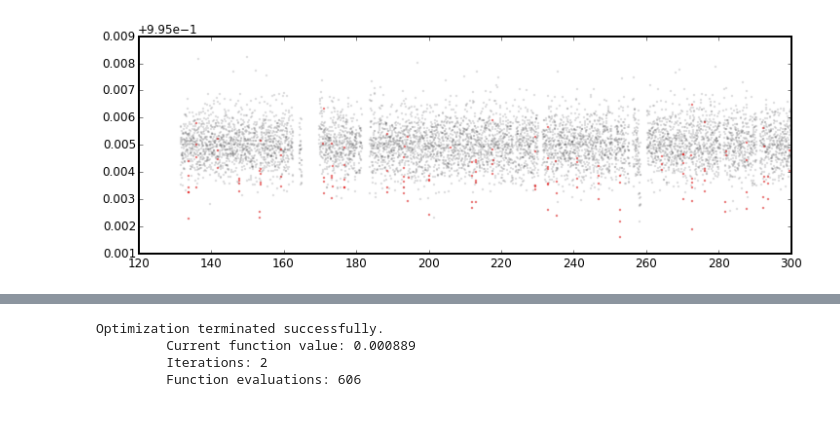
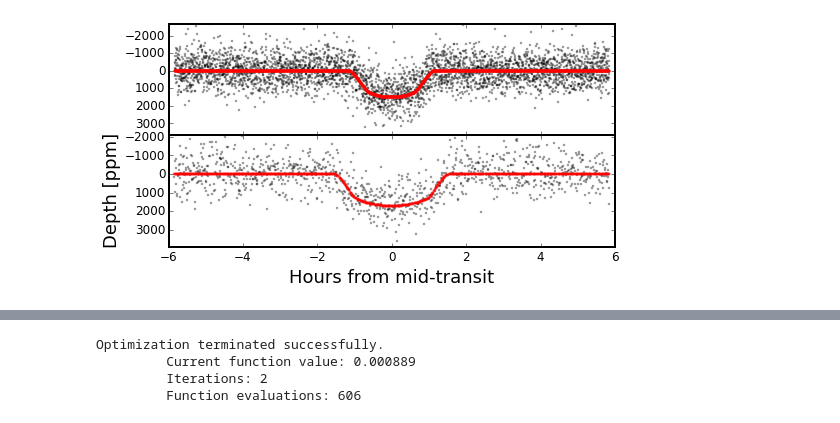
Before and after one commit to timothydmorton/transit-fitting, a Jupyter notebook: notebooks/scratchwork.ipynb, the cells around one changed output, grey strips where cells are left out. Drawn from its saved outputs; the diff is of its cells as text; code cells hidden in the pictures.

Commit message:
some nifty plotting

```diff
--- a/notebooks/scratchwork.ipynb
+++ b/notebooks/scratchwork.ipynb
@@ -31,12 +17,8 @@ for i in range(lc.n_planets):
-# %%
-npts = 2000
-tmax = 300
-plt.figure(figsize=(12,4))
-plt.plot(lc.time[lc.t < tmax], lc.flux[lc.t < tmax], 'o', ms=0.3, alpha=0.3)
-mask = (lc.time < tmax) & lc.any_intransit
-plt.plot(lc.time[mask], lc.flux[mask], 'ro', ms=0.3, mec='r');
-# %% [output]
-[figure, removed]
+# %%
+params = lc.archive_params #best-fit params from NExScI archive
+model.plot_planets(params);
+# %% [output]
+[figure, added]
 # %%
 %timeit f = model.evaluate(params)
 # %% [output]
```
Also changed, not shown: parts of 9 cells of this notebook, 3 other files.
